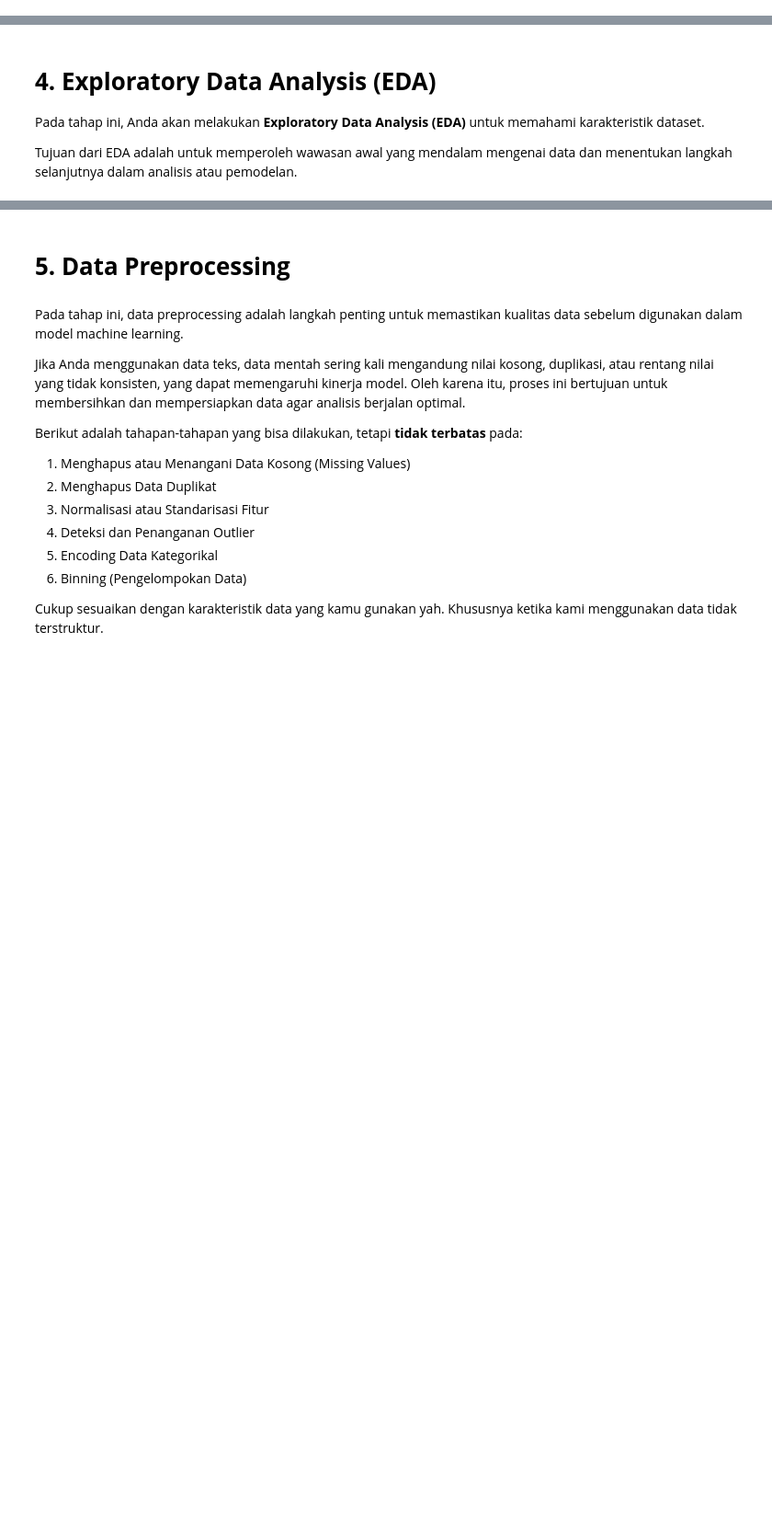
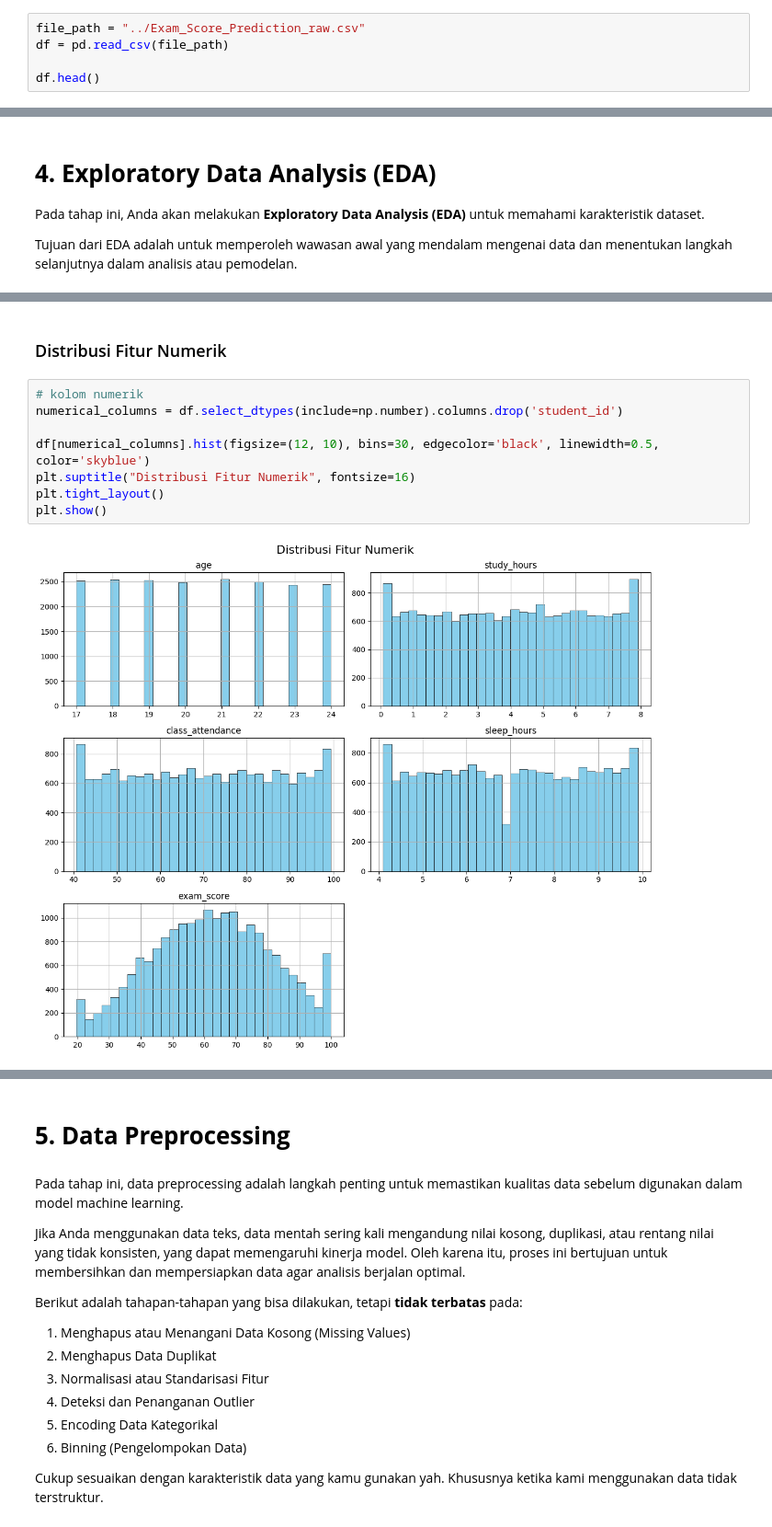
Before and after one commit to azureus0/Eksperimen_SML_Adi-Dwi-Pambudi, a Jupyter notebook: preprocessing/Eksperimen_Adi-Dwi-Pambudi.ipynb, the cells around one changed output, grey strips where cells are left out. Shown at 92% size. Saved outputs shown, nothing was run; the diff lists cells and outputs as text; blank space fills up the shorter version.

```diff
--- a/preprocessing/Eksperimen_Adi-Dwi-Pambudi.ipynb
+++ b/preprocessing/Eksperimen_Adi-Dwi-Pambudi.ipynb
@@ -23,0 +27,5 @@ Jika dataset berupa unstructured data, silakan sesuaikan dengan format seperti k
+# %%
+file_path = "../Exam_Score_Prediction_raw.csv"
+df = pd.read_csv(file_path)
+
+df.head()
@@ -31,0 +105,12 @@ Tujuan dari EDA adalah untuk memperoleh wawasan awal yang mendalam mengenai data
+# %% [markdown]
+### Distribusi Fitur Numerik
+# %%
+# kolom numerik
+numerical_columns = df.select_dtypes(include=np.number).columns.drop('student_id')
+
+df[numerical_columns].hist(figsize=(12, 10), bins=30, edgecolor='black', linewidth=0.5, color='skyblue')
+plt.suptitle("Distribusi Fitur Numerik", fontsize=16)
+plt.tight_layout()
+plt.show()
+# %% [output]
+[figure, added]
```
Also changed, not shown: parts of 34 cells of this notebook, 2 other files.
